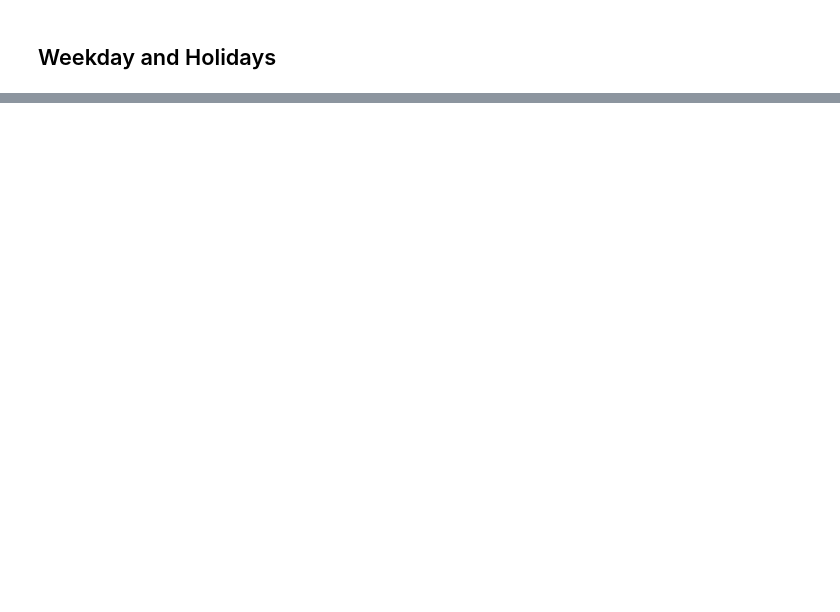
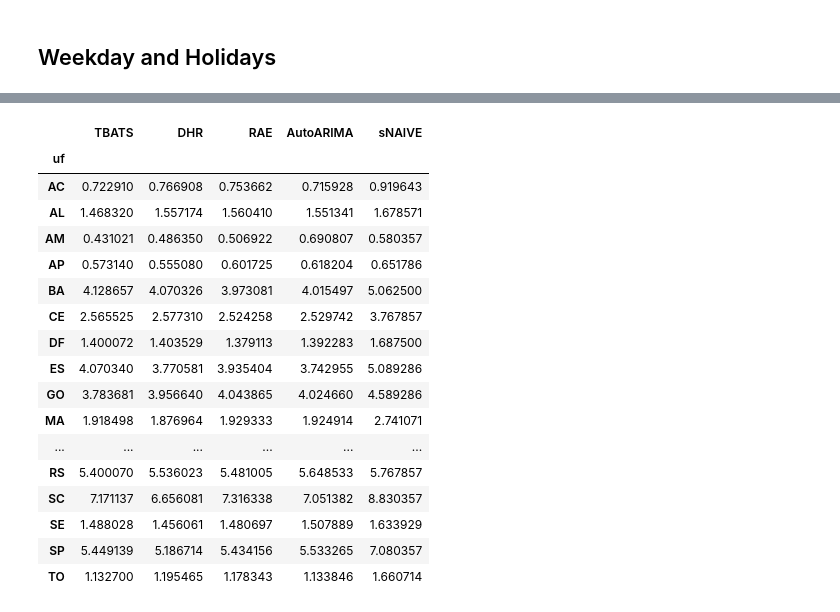
Before and after one commit to Faluhelyi/tcc_est_unb, a Jupyter notebook: scripts/main.ipynb, the cells around one changed output, grey strips where cells are left out. Cells and saved outputs as stored; diff of their text form; code cells hidden in the pictures; blank space fills up the shorter version.

```diff
--- a/scripts/main.ipynb
+++ b/scripts/main.ipynb
@@ -284,0 +319,21 @@ f 2023-01-04
+# %%
+cv_df
+# %% [output]
+|  | TBATS | DHR | RAE | AutoARIMA | sNAIVE |
+| uf |  |  |  |  |  |
+| AC | 0.722910 | 0.766908 | 0.753662 | 0.715928 | 0.919643 |
+| AL | 1.468320 | 1.557174 | 1.560410 | 1.551341 | 1.678571 |
+| AM | 0.431021 | 0.486350 | 0.506922 | 0.690807 | 0.580357 |
+| AP | 0.573140 | 0.555080 | 0.601725 | 0.618204 | 0.651786 |
+| BA | 4.128657 | 4.070326 | 3.973081 | 4.015497 | 5.062500 |
+| CE | 2.565525 | 2.577310 | 2.524258 | 2.529742 | 3.767857 |
+| DF | 1.400072 | 1.403529 | 1.379113 | 1.392283 | 1.687500 |
+| ES | 4.070340 | 3.770581 | 3.935404 | 3.742955 | 5.089286 |
+| GO | 3.783681 | 3.956640 | 4.043865 | 4.024660 | 4.589286 |
+| MA | 1.918498 | 1.876964 | 1.929333 | 1.924914 | 2.741071 |
+| ... | ... | ... | ... | ... | ... |
+| RS | 5.400070 | 5.536023 | 5.481005 | 5.648533 | 5.767857 |
+| SC | 7.171137 | 6.656081 | 7.316338 | 7.051382 | 8.830357 |
+| SE | 1.488028 | 1.456061 | 1.480697 | 1.507889 | 1.633929 |
+| SP | 5.449139 | 5.186714 | 5.434156 | 5.533265 | 7.080357 |
+| TO | 1.132700 | 1.195465 | 1.178343 | 1.133846 | 1.660714 |
```
Also changed, not shown: parts of 36 cells of this notebook, 7 other files.
